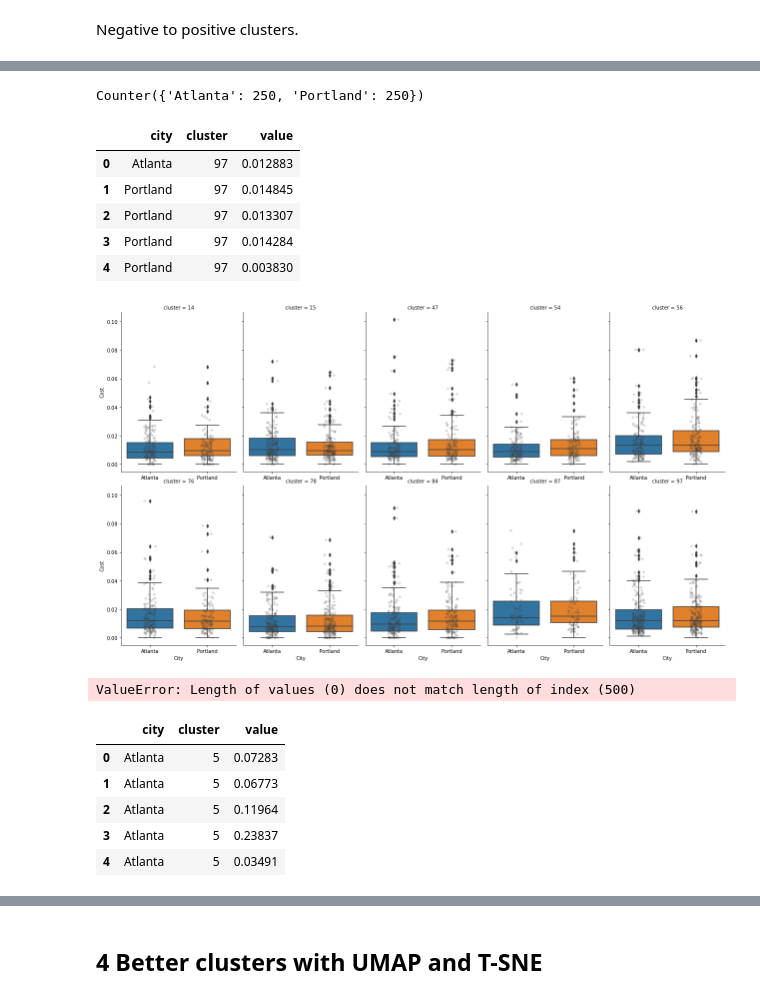
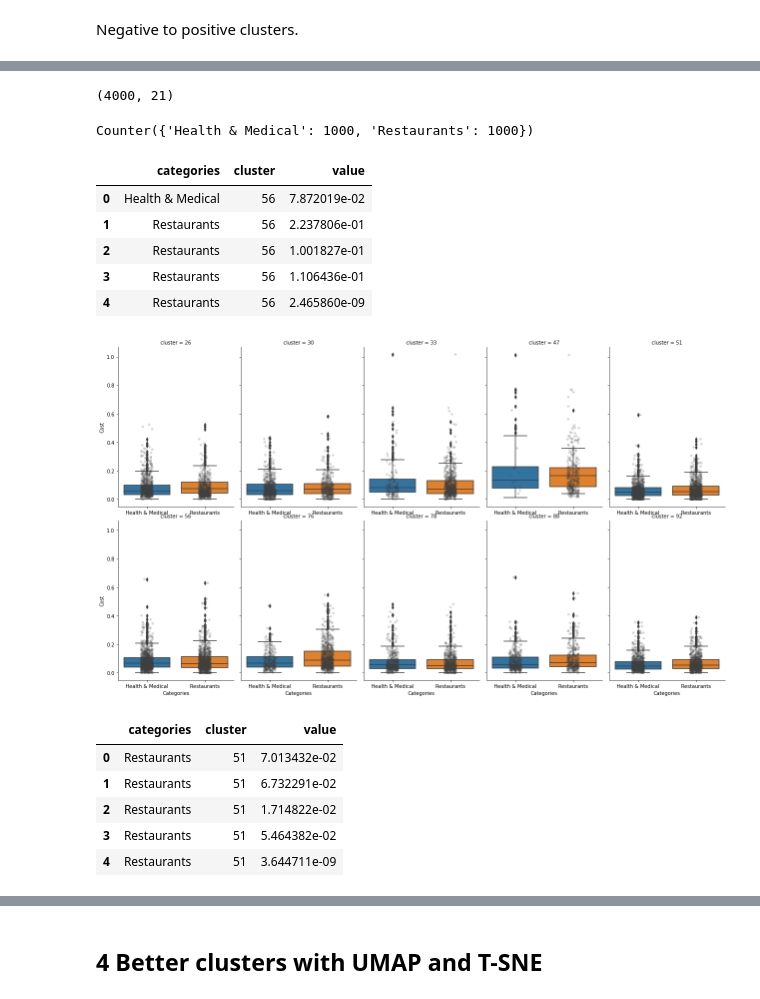
Before and after one commit to maybemkl/wmdecompose, a Jupyter notebook: notebooks/Yelp_example.ipynb, the cells around one changed output, grey strips where cells are left out. Drawn from its saved outputs; the diff is of its cells as text; code cells hidden in the pictures.

Commit message:
experiments with categories instead of cities as grouping var

```diff
--- a/notebooks/Yelp_example.ipynb
+++ b/notebooks/Yelp_example.ipynb
@@ -727,6 +734,8 @@ array([ 0.15857954, -0.15556984, -0.0054978 , -0.1308413 , -0.01429296,
 ### 2.7 Linear-Complexity Relaxed WMD (LC-RWMD)
 # %% [markdown]
 Run the [Linear-Complexity Relaxed WMD](https://arxiv.org/abs/1711.07227) to get the distances between all positive and all negative reviews.
+# %%
+metric = "euclidean"
 # %%
 lc_rwmd = LC_RWMD(pos_docs, neg_docs,pos_nbow,neg_nbow,E)
 # %%
@@ -818,7 +828,7 @@ Calculate the pairwise distances between the documents selected by the Galey-Sha
 # %%
 %%time
 
-wmd_pairs_flow = WMDPairs(pos_docs,neg_docs,pairs,E,idx2word, metric='cosine')
+wmd_pairs_flow = WMDPairs(pos_docs,neg_docs,pairs,E,idx2word, metric=metric)
 wmd_pairs_flow.get_distances(return_flow = True,
                              sum_clusters = True,
                              w2c = word2cluster,
@@ -1009,63 +1020,65 @@ c2
+# %%
+sample.shape
+# %% [output]
+(4000, 21)
 # %%
 x1_costs = pd.DataFrame(wmd_pairs_flow.X1_feat)
 x1_costs.index = [p[0] for p in pairs]
 x1_costs = x1_costs.sort_index()
 x1_costs = x1_costs[c1.columns]
-x1_costs['city'] = sample[:1000].city
+x1_costs['categories'] = sample[:2000].categories
 # %%
-Counter(x1_costs.city)
+Counter(x1_costs.categories)
 # %% [output]
-Counter({'Atlanta': 250, 'Portland': 250})
+Counter({'Health & Medical': 1000, 'Restaurants': 1000})
 # %%
-x1_costs_long = pd.melt(x1_costs, id_vars=['city']).rename(columns={"variable":"cluster"})
+x1_costs_long = pd.melt(x1_costs, id_vars=['categories']).rename(columns={"variable":"cluster"})
 x1_costs_long.head()
 # %% [output]
-|  | city | cluster | value |
-| 0 | Atlanta | 97 | 0.012883 |
-| 1 | Portland | 97 | 0.014845 |
-| 2 | Portland | 97 | 0.013307 |
-| 3 | Portland | 97 | 0.014284 |
-| 4 | Portland | 97 | 0.003830 |
+|  | categories | cluster | value |
+| 0 | Health & Medical | 56 | 7.872019e-02 |
+| 1 | Restaurants | 56 | 2.237806e-01 |
+| 2 | Restaurants | 56 | 1.001827e-01 |
+| 3 | Restaurants | 56 | 1.106436e-01 |
+| 4 | Restaurants | 56 | 2.465860e-09 |
 # %%
 x1_costs_long = x1_costs_long[x1_costs_long.value != 0]
 # %%
-g = sns.catplot(x="city",
+g = sns.catplot(x="categories",
                 y="value",
                 col="cluster",
                 data=x1_costs_long,
                 kind="box",
                 height=5,
                 aspect=.7,
                 col_wrap=5,
                 margin_titles=True);
 g.map_dataframe(sns.stripplot,
-                x="city",
+                x="categories",
                 y="value",
                 palette=["#404040"],
                 alpha=0.2, dodge=True)
-g.set_axis_labels("City", "Cost")
+g.set_axis_labels("Category", "Cost")
 for ax in g.axes.flatten():
     ax.tick_params(labelbottom=True)
 # %% [output]
-[figure, old version]
+[figure, new version]
 # %%
 x2_costs = pd.DataFrame(wmd_pairs_flow.X1_feat)
 x2_costs.index = [p[1] for p in pairs]
 x2_costs = x2_costs.sort_index()
 x2_costs = x2_costs[c2.columns]
-x2_costs['city'] = sample[1000:2000].city.tolist()
+x2_costs['categories'] = sample[2000:4000].categories.tolist()
-# %% [output]
-ValueError: Length of values (0) does not match length of index (500)
 # %%
-x2_costs_long = pd.melt(x2_costs, id_vars=['city']).rename(columns={"variable":"cluster"})
+x2_costs_long = pd.melt(x2_costs, id_vars=['categories']).rename(columns={"variable":"cluster"})
 x2_costs_long.head()
 # %% [output]
-|  | city | cluster | value |
-| 0 | Atlanta | 5 | 0.07283 |
-| 1 | Atlanta | 5 | 0.06773 |
-| 2 | Atlanta | 5 | 0.11964 |
-| 3 | Atlanta | 5 | 0.23837 |
-| 4 | Atlanta | 5 | 0.03491 |
+|  | categories | cluster | value |
+| 0 | Restaurants | 51 | 7.013432e-02 |
+| 1 | Restaurants | 51 | 6.732291e-02 |
+| 2 | Restaurants | 51 | 1.714822e-02 |
+| 3 | Restaurants | 51 | 5.464382e-02 |
+| 4 | Restaurants | 51 | 3.644711e-09 |
 # %%
 x2_costs_long = x2_costs_long[x2_costs_long.value != 0]
 # %%
```
Also changed, not shown: parts of 58 cells of this notebook.
